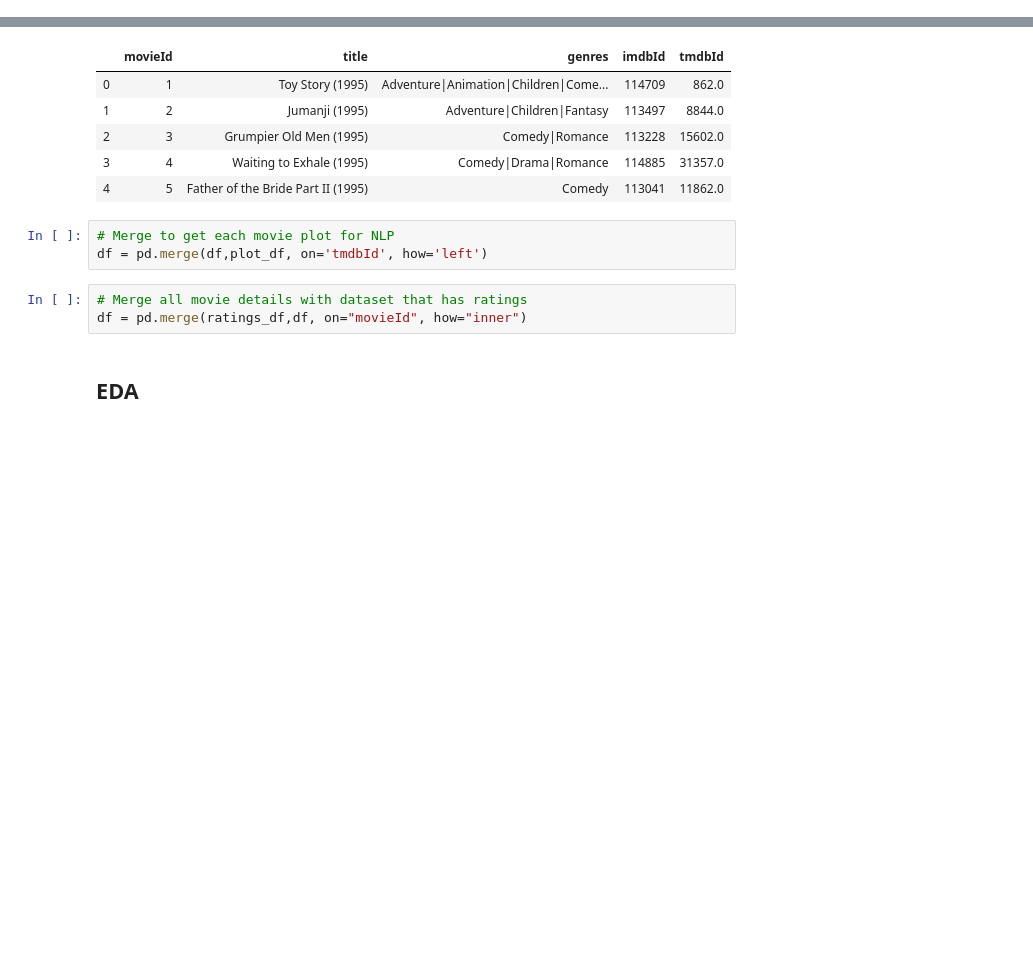
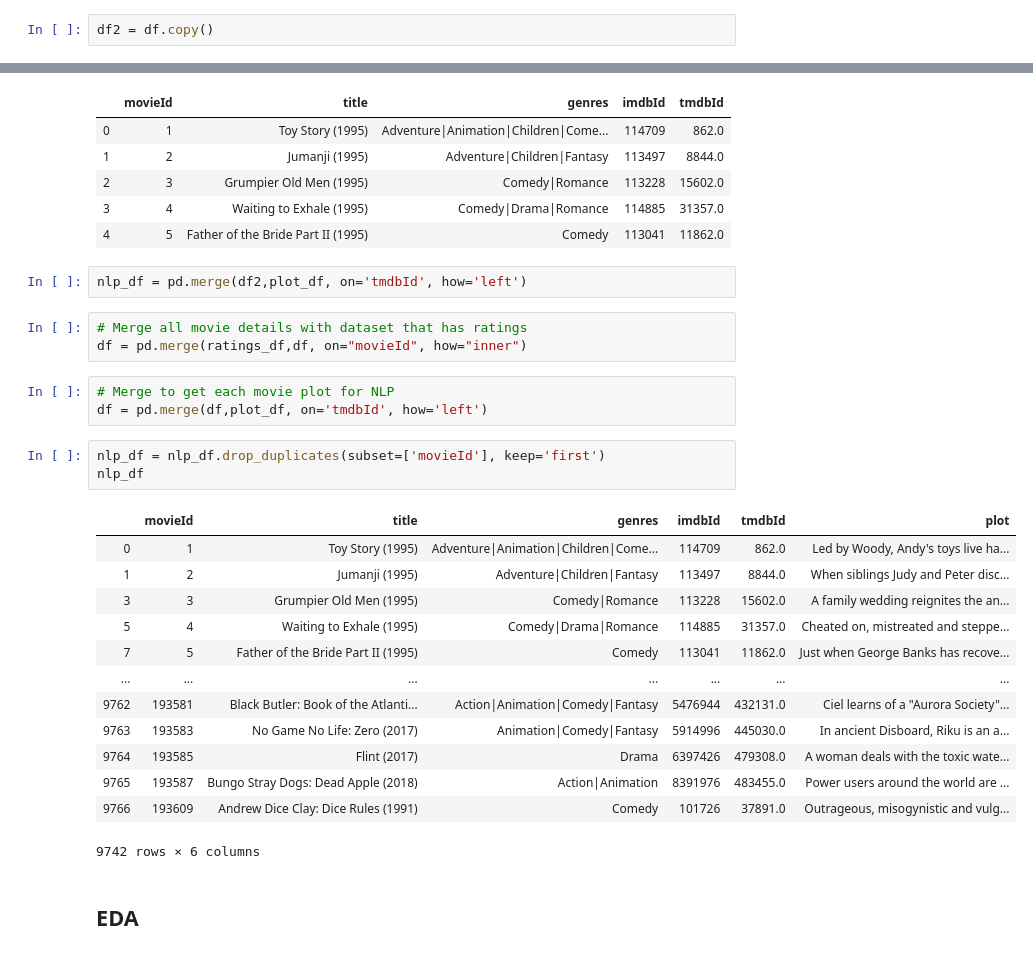
Before and after one commit to CaryMosley/Mod4ProjectRecommendation, a Jupyter notebook: RecSystem.ipynb, the cells around one changed output, grey strips where cells are left out. Saved outputs shown, nothing was run; the diff lists cells and outputs as text; blank space fills up the shorter version.

```diff
--- a/RecSystem.ipynb
+++ b/RecSystem.ipynb
@@ -136,6 +156,8 @@ movies_df.set_index('movieId')
 # %%
 # Add IMDB/TMDB links for merging with movie plot gathered from API calls
 df = pd.merge(movies_df,links_df, on='movieId', how='left')
+# %%
+df2 = df.copy()
 # %%
 df.shape
 # %% [output]
@@ -149,12 +171,31 @@ df.head()
 | 2 | 3 | Grumpier Old Men (1995) | Comedy|Romance | 113228 | 15602.0 |
 | 3 | 4 | Waiting to Exhale (1995) | Comedy|Drama|Romance | 114885 | 31357.0 |
 | 4 | 5 | Father of the Bride Part II (1995) | Comedy | 113041 | 11862.0 |
+# %%
+nlp_df = pd.merge(df2,plot_df, on='tmdbId', how='left')
+# %%
+# Merge all movie details with dataset that has ratings
+df = pd.merge(ratings_df,df, on="movieId", how="inner")
 # %%
 # Merge to get each movie plot for NLP
 df = pd.merge(df,plot_df, on='tmdbId', how='left')
-# %%
-# Merge all movie details with dataset that has ratings
-df = pd.merge(ratings_df,df, on="movieId", how="inner")
+# %%
+nlp_df = nlp_df.drop_duplicates(subset=['movieId'], keep='first')
+nlp_df
+# %% [output]
+|  | movieId | title | genres | imdbId | tmdbId | plot |
+| 0 | 1 | Toy Story (1995) | Adventure|Animation|Children|Come... | 114709 | 862.0 | Led by Woody, Andy's toys live ha... |
+| 1 | 2 | Jumanji (1995) | Adventure|Children|Fantasy | 113497 | 8844.0 | When siblings Judy and Peter disc... |
+| 3 | 3 | Grumpier Old Men (1995) | Comedy|Romance | 113228 | 15602.0 | A family wedding reignites the an... |
+| 5 | 4 | Waiting to Exhale (1995) | Comedy|Drama|Romance | 114885 | 31357.0 | Cheated on, mistreated and steppe... |
+| 7 | 5 | Father of the Bride Part II (1995) | Comedy | 113041 | 11862.0 | Just when George Banks has recove... |
+| ... | ... | ... | ... | ... | ... | ... |
+| 9762 | 193581 | Black Butler: Book of the Atlanti... | Action|Animation|Comedy|Fantasy | 5476944 | 432131.0 | Ciel learns of a "Aurora Society"... |
+| 9763 | 193583 | No Game No Life: Zero (2017) | Animation|Comedy|Fantasy | 5914996 | 445030.0 | In ancient Disboard, Riku is an a... |
+| 9764 | 193585 | Flint (2017) | Drama | 6397426 | 479308.0 | A woman deals with the toxic wate... |
+| 9765 | 193587 | Bungo Stray Dogs: Dead Apple (2018) | Action|Animation | 8391976 | 483455.0 | Power users around the world are ... |
+| 9766 | 193609 | Andrew Dice Clay: Dice Rules (1991) | Comedy | 101726 | 37891.0 | Outrageous, misogynistic and vulg... |
+9742 rows × 6 columns
 # %% [markdown]
 ## EDA
 # %% [markdown]
```
Also changed, not shown: parts of 37 cells of this notebook.
